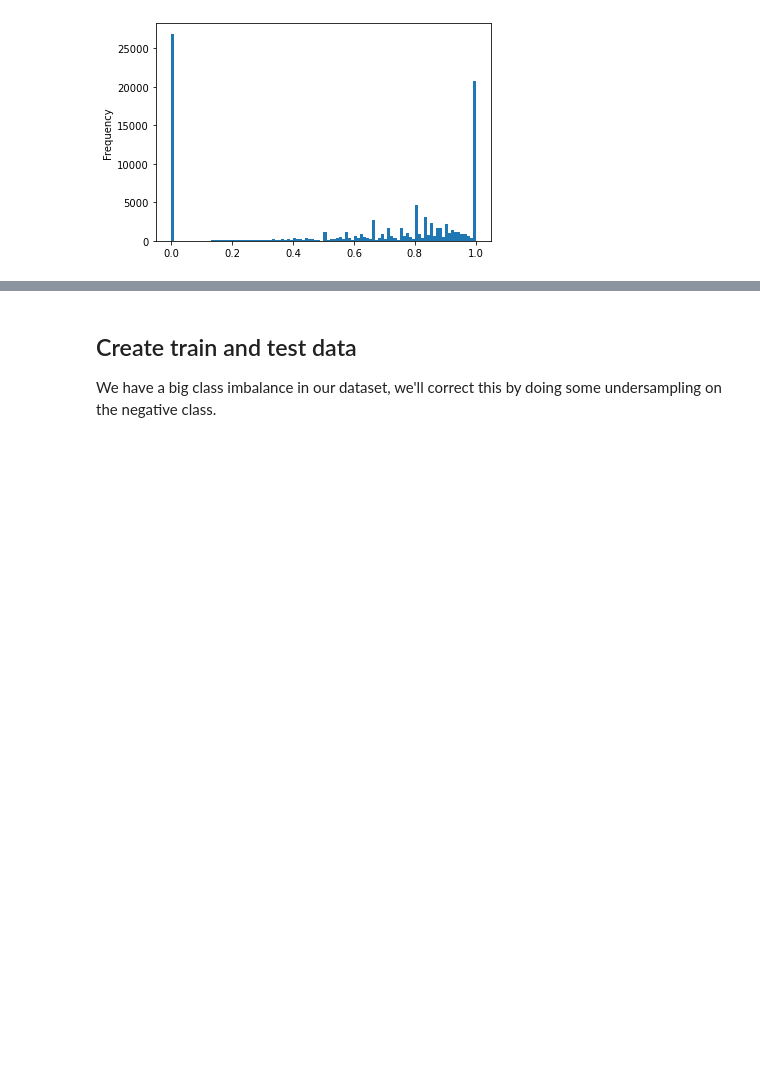
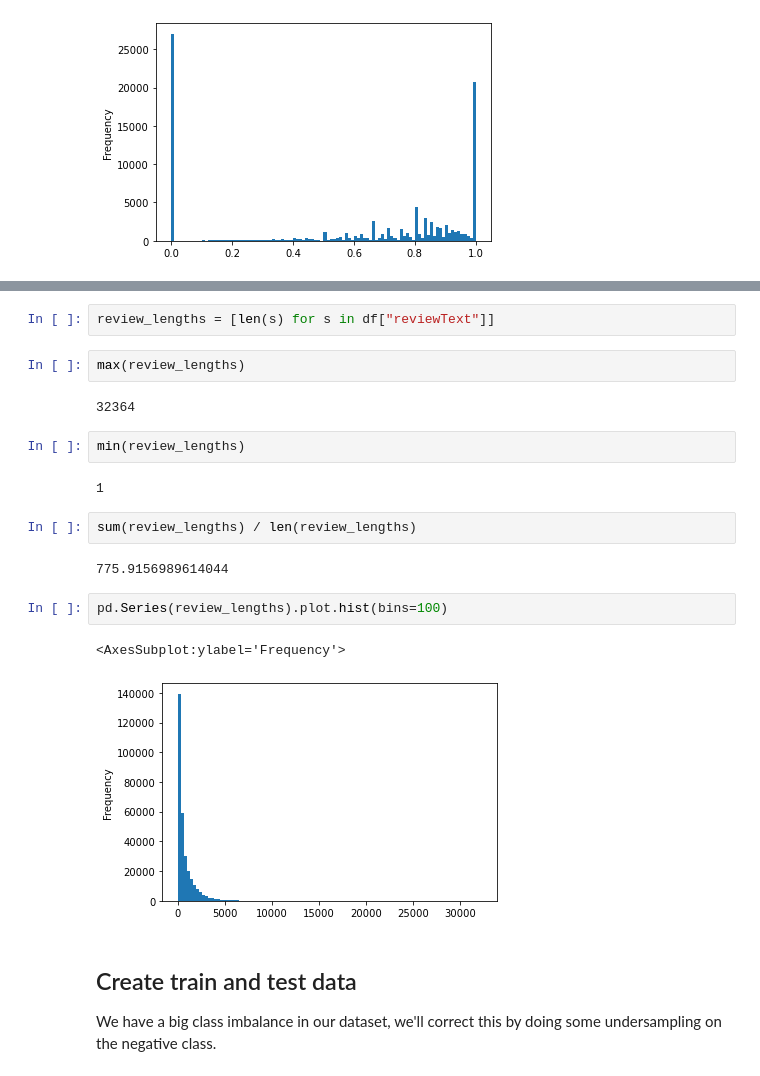
Before and after one commit to toby-p/nlp-bert-predicting-helpfulness, a Jupyter notebook: Amazon-data-processing.ipynb, the cells around one changed output, grey strips where cells are left out. Saved outputs shown, nothing was run; the diff lists cells and outputs as text; blank space fills up the shorter version.

```diff
--- a/Amazon-data-processing.ipynb
+++ b/Amazon-data-processing.ipynb
@@ -172,4 +184,23 @@ helpful       70053
 Name: helpful_category, dtype: int64
+# %%
+review_lengths = [len(s) for s in df["reviewText"]]
+# %%
+max(review_lengths)
+# %% [output]
+32364
+# %%
+min(review_lengths)
+# %% [output]
+1
+# %%
+sum(review_lengths) / len(review_lengths)
+# %% [output]
+775.9156989614044
+# %%
+pd.Series(review_lengths).plot.hist(bins=100)
+# %% [output]
+<AxesSubplot:ylabel='Frequency'>
+[figure, added]
 # %% [markdown]
 ## Create train and test data
 
```
Also changed, not shown: parts of 16 cells of this notebook, 10 other files.
